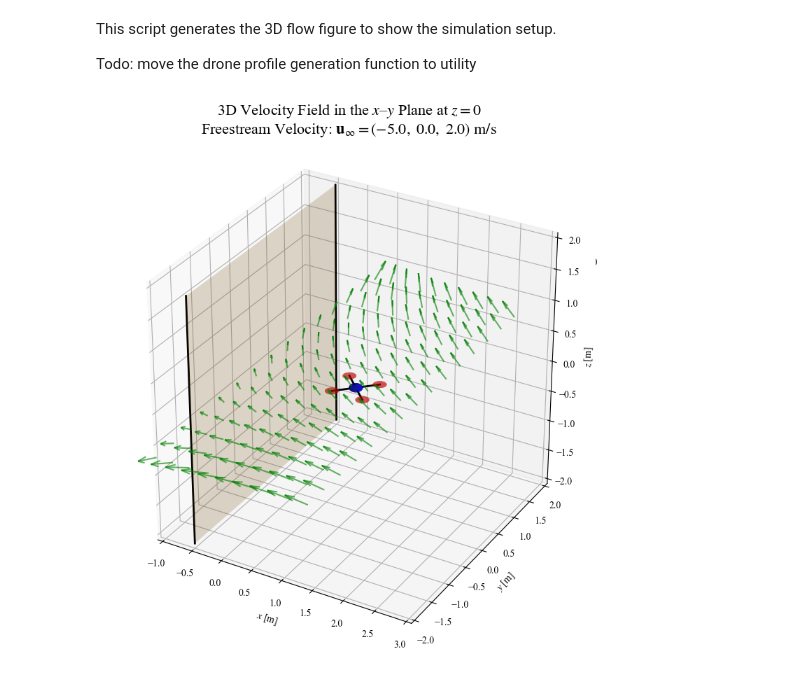
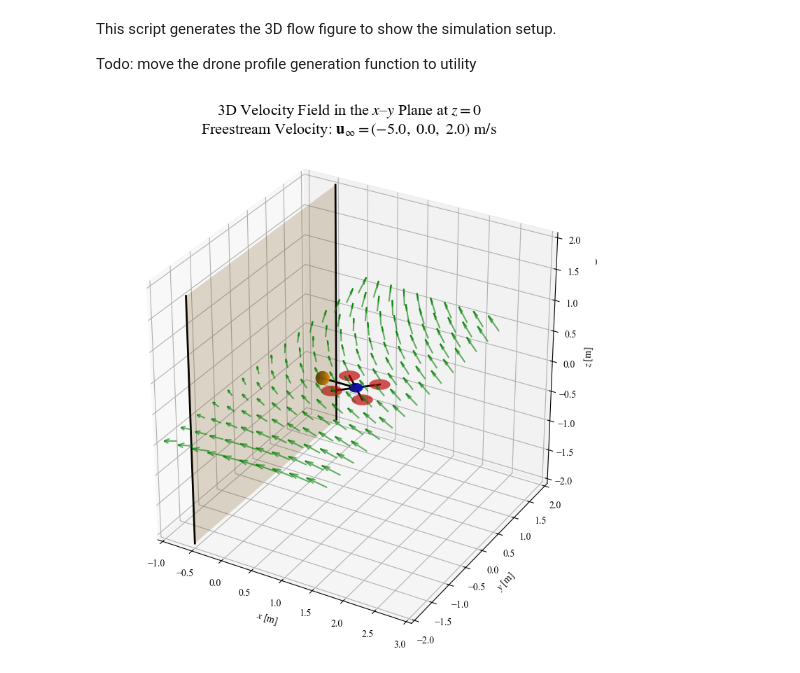
Before and after one commit to zzzzzzhym/DroneSimulator, a Jupyter notebook: flow_pass_object/flow_pass_flat_plate_paper_result_generator.ipynb, the cells around one changed output. Cells and saved outputs as stored; diff of their text form; code cells hidden in the pictures.

Commit message:
PaperResultGeneration: Add plots and data for the up-coming paper

```diff
--- a/flow_pass_object/flow_pass_flat_plate_paper_result_generator.ipynb
+++ b/flow_pass_object/flow_pass_flat_plate_paper_result_generator.ipynb
@@ -10,7 +10,7 @@ from mpl_toolkits.mplot3d import Axes3D
 import flow_pass_flat_plate
 
 def generate_drone_profile_with_solid_geometry(position: np.ndarray, pose: np.ndarray,
-                                                disk_radius=0.1, ball_radius=0.1,
+                                                disk_radius=0.15, ball_radius=0.1,
                                                 arm_length=0.25, resolution=40):
     rotor_offsets = [
         arm_length * (pose[:, 0] + pose[:, 1]),
@@ -47,7 +47,24 @@ def generate_drone_profile_with_solid_geometry(position: np.ndarray, pose: np.nd
     sy = ball_radius * np.sin(u) * np.sin(v) + position[1]
     sz = ball_radius * np.cos(v)*0.5 + position[2]
 
-    return disk_surfaces, (sx, sy, sz), arms
+    # draw end effector 0.45m in -x direction, a small ball of radius 0.1m
+    end_eff_radius = 0.1
+    end_eff_offset = -0.55 * pose[:, 0]          # -x direction in body frame
+    end_eff_center = position + end_eff_offset   # world-frame center
+
+    ex = end_eff_radius * np.cos(u) * np.sin(v) + end_eff_center[0]
+    ey = end_eff_radius * np.sin(u) * np.sin(v) + end_eff_center[1]
+    ez = end_eff_radius * np.cos(v) + end_eff_center[2]
+    end_eff_surface = (ex, ey, ez)
+
+    # Arm from body sphere to end-effector center
+    end_eff_direction = -pose[:, 0]  # same as end_eff_offset direction
+    body_exit_end_eff = position + end_eff_direction * ball_radius
+    end_eff_arm = np.vstack((body_exit_end_eff, end_eff_center))
+    arms.append(end_eff_arm)
+
+
+    return disk_surfaces, (sx, sy, sz), arms, end_eff_surface
 
 def generate_wall_surface(origin, normal, length, resolution=2):
     """
@@ -95,7 +112,8 @@ velocity_at_one_point = flow.get_solution(u_free, np.array([1.0, 1.0, 1.0]))
 position = np.array([1.0, 0.0, 0.0])
 pose = np.eye(3)  # standard axes
 
-disk_surfaces, (sx, sy, sz), arms = generate_drone_profile_with_solid_geometry(position, pose)
+disk_surfaces, (sx, sy, sz), arms, end_eff_surface = \
+    generate_drone_profile_with_solid_geometry(position, pose)
 
 # Wall parameters
 wall_origin = np.array([-0.5, 0, 0])
@@ -118,8 +136,6 @@ fig.suptitle(
 
 ax = fig.add_subplot(111, projection='3d')
 
-
-
 # Plot drone disks
 for X, Y, Z in disk_surfaces:
     ax.plot_surface(X, Y, Z, color='red', alpha=1)
@@ -127,9 +143,14 @@ for X, Y, Z in disk_surfaces:
 # Plot body sphere
 ax.plot_surface(sx, sy, sz, color='blue', alpha=1)
 
+# --- Plot end-effector sphere ---
+ex, ey, ez = end_eff_surface
+ax.plot_surface(ex, ey, ez, color='orange', alpha=1.0)
+
 # Plot arms
 for arm in arms:
     ax.plot(arm[:, 0], arm[:, 1], arm[:, 2], 'k-', linewidth=2)
+
 
 # Plot wall
 ax.plot_surface(wx, wy, wz, color='orange', alpha=0.2)
@@ -158,7 +179,7 @@ ax.plot(
 
 # === 3D flow field on x-z plane at y = 0 ===
 x_range = np.linspace(-0.4, 2, 10)
-y_range = np.linspace(-3, 3, 15)
+y_range = np.linspace(-2.5, 2.5, 15)
 z_range = np.linspace(-2, 2, 2)
 X, Y = np.meshgrid(x_range, y_range)
 Z = np.zeros_like(X)
@@ -168,32 +189,39 @@ V = np.zeros_like(X)
 W = np.zeros_like(X)
 
 for i in range(X.shape[0]):
     for j in range(X.shape[1]):
         pt = np.array([X[i, j], Y[i, j], Z[i, j]])  # y=0 plane
         vel = flow.get_solution(u_free, pt, is_wind_constant_direction_set=True)
         U[i, j] = vel[0]
         V[i, j] = vel[1]  # ignored in quiver since we're plotting in x-z
         W[i, j] = vel[2]
 
 # Use 3D quiver to draw flow vectors
 ax.quiver(X, Y, Z, U, V, W,
           length=0.07,
           normalize=False,
           arrow_length_ratio=0.4,   # ← default is 0.3
           color='green',
           alpha=0.6)
 
+
+
 # Adjust appearance
 set_axes_equal(ax)
 ax.set_box_aspect([1, 1, 1])
 plt.tight_layout()
 ax.set_xlim([-1, 3])
 ax.set_ylim([-2, 2])
 ax.set_zlim([-2, 2])
 ax.set_xlabel(r"$x$ [m]")
 ax.set_ylabel(r"$y$ [m]")
 ax.set_zlabel(r"$z$ [m]")
+# %matplotlib tk
+
 plt.show()
-fig.savefig("flow_field_3d.pdf", dpi=300, bbox_inches='tight')
+fig.savefig(
+    # "flow_field_3d.pdf",
+    "flow_field_3d.png",
+    dpi=1000, bbox_inches='tight')
 # %% [output]
-[figure, old version]
+[figure, new version]
```
Also changed, not shown: parts of 1 cell of this notebook, 22 other files.
